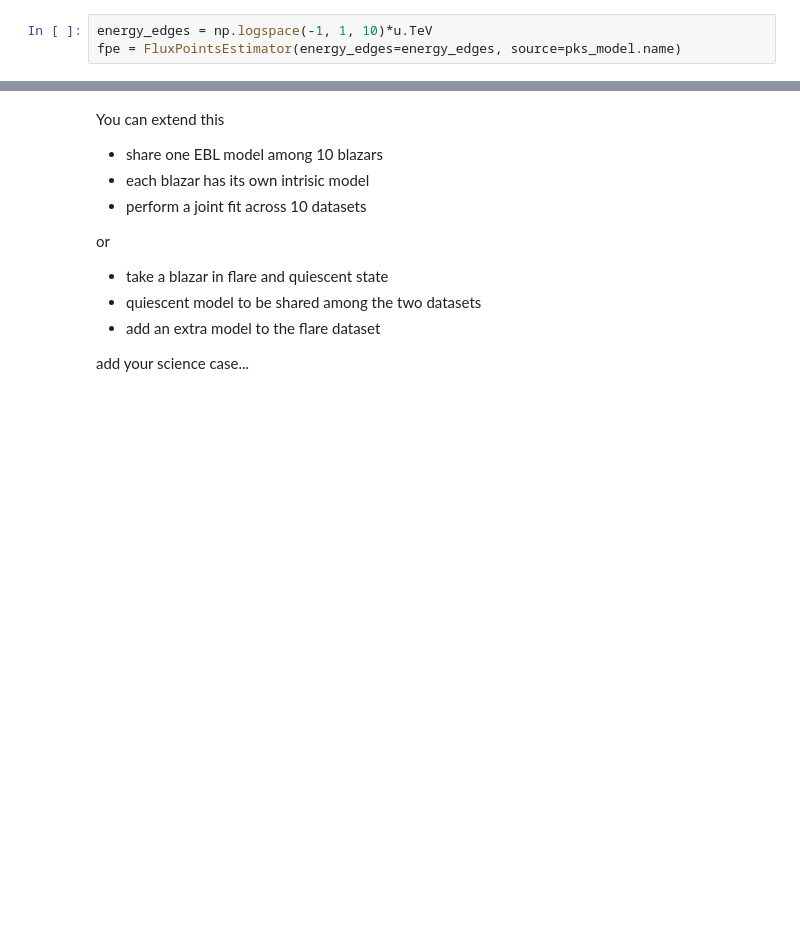
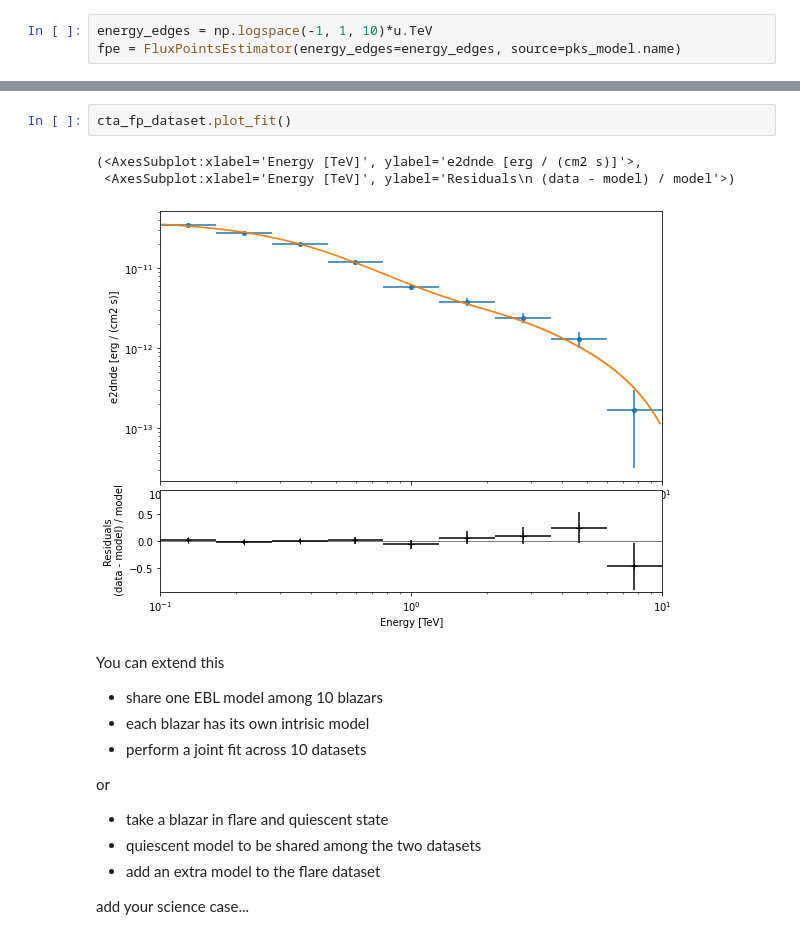
Before and after one commit to AtreyeeS/VHE-KU-workshop, a Jupyter notebook: fit_blazar.ipynb, the cells around one changed output, grey strips where cells are left out. Saved outputs shown, nothing was run; the diff lists cells and outputs as text; blank space fills up the shorter version.

```diff
--- a/fit_blazar.ipynb
+++ b/fit_blazar.ipynb
@@ -285,3 +380,9 @@ We have successfully detected a cutoff in the observed spectrum.
+# %%
+cta_fp_dataset.plot_fit()
+# %% [output]
+(<AxesSubplot:xlabel='Energy [TeV]', ylabel='e2dnde [erg / (cm2 s)]'>,
+ <AxesSubplot:xlabel='Energy [TeV]', ylabel='Residuals\n (data - model) / model'>)
+[figure, added]
 # %% [markdown]
 You can extend this
 - share one EBL model among 10 blazars
```
Also changed, not shown: parts of 36 cells of this notebook.
